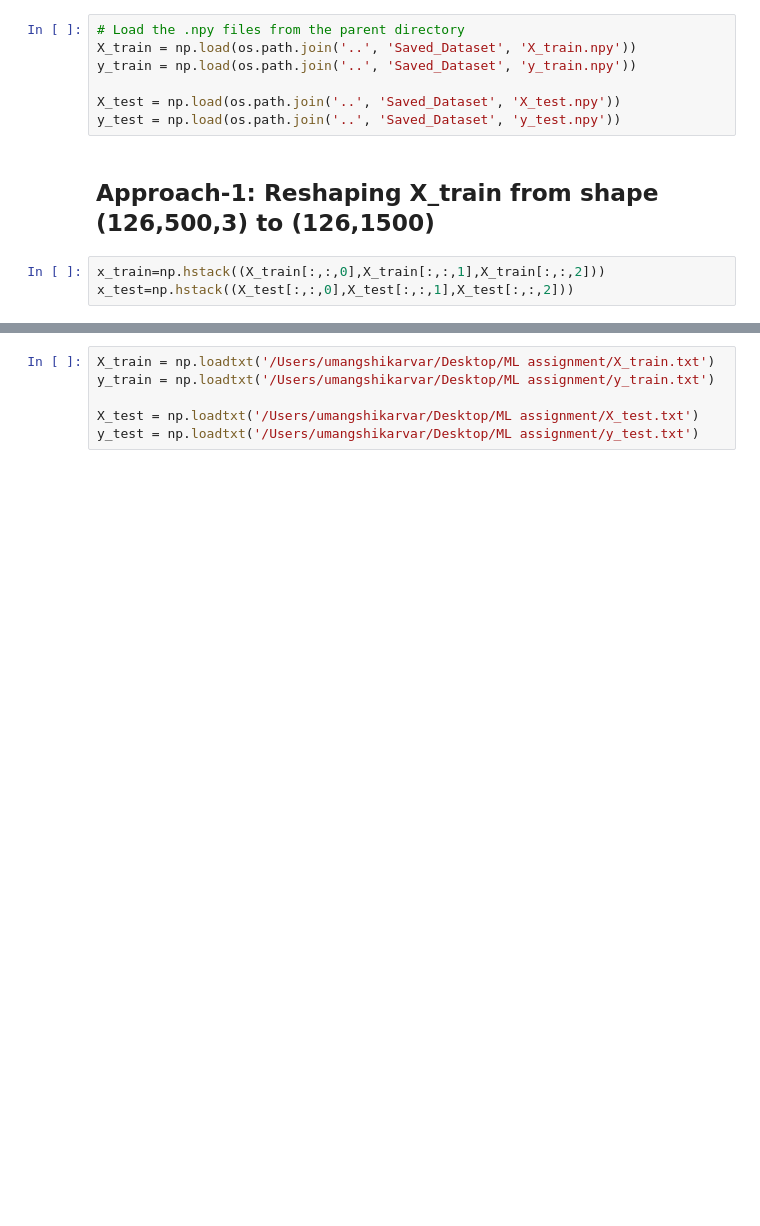
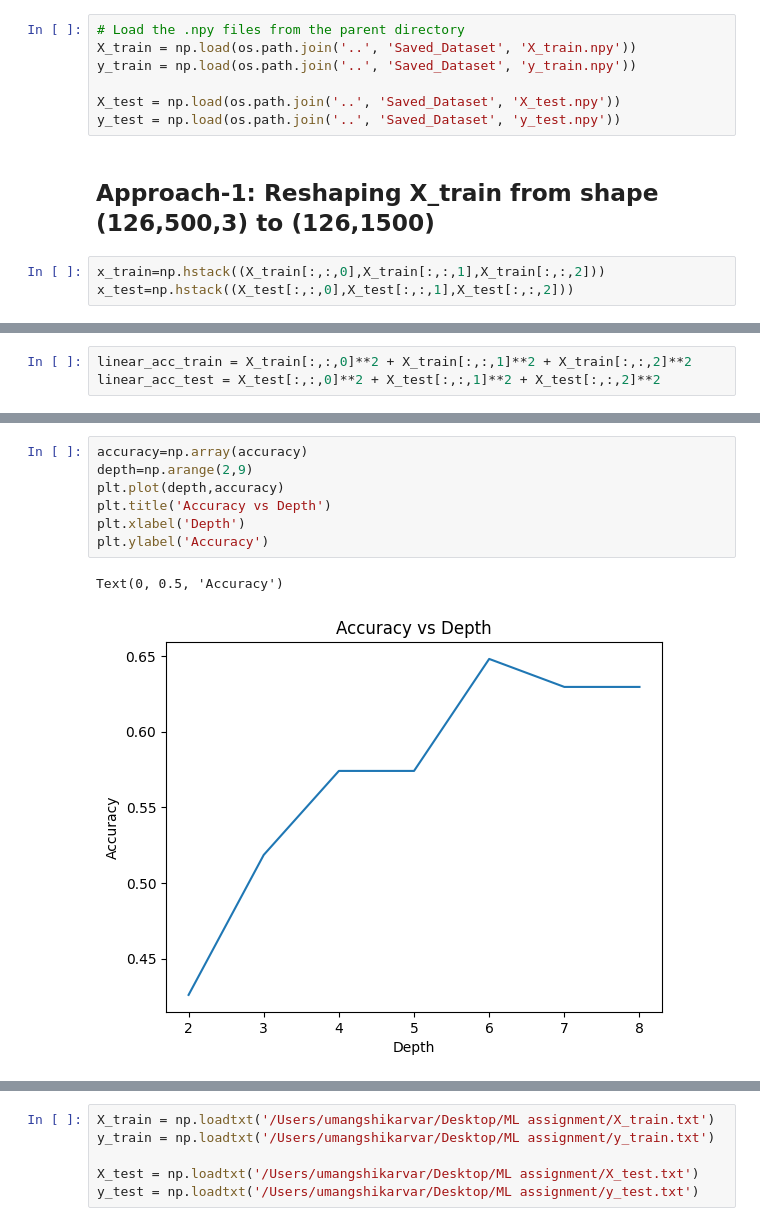
Before and after one commit to ShardulJunagade/ES-335-Assignment-1-2024-Fall, a Jupyter notebook: Task_2/Q2.ipynb, the cells around one changed output, grey strips where cells are left out. Cells and saved outputs as stored; diff of their text form; blank space fills up the shorter version.

```diff
--- a/Task_2/Q2.ipynb
+++ b/Task_2/Q2.ipynb
@@ -74,0 +64,3 @@ print(X_tsfel_train.shape)
+# %%
+linear_acc_train = X_train[:,:,0]**2 + X_train[:,:,1]**2 + X_train[:,:,2]**2
+linear_acc_test = X_test[:,:,0]**2 + X_test[:,:,1]**2 + X_test[:,:,2]**2
@@ -74,0 +76,10 @@ print(X_tsfel_train.shape)
+# %%
+accuracy=np.array(accuracy)
+depth=np.arange(2,9)
+plt.plot(depth,accuracy)
+plt.title('Accuracy vs Depth')
+plt.xlabel('Depth')
+plt.ylabel('Accuracy')
+# %% [output]
+Text(0, 0.5, 'Accuracy')
+[figure, added]
```
Also changed, not shown: parts of 18 cells of this notebook, 1 other file.
